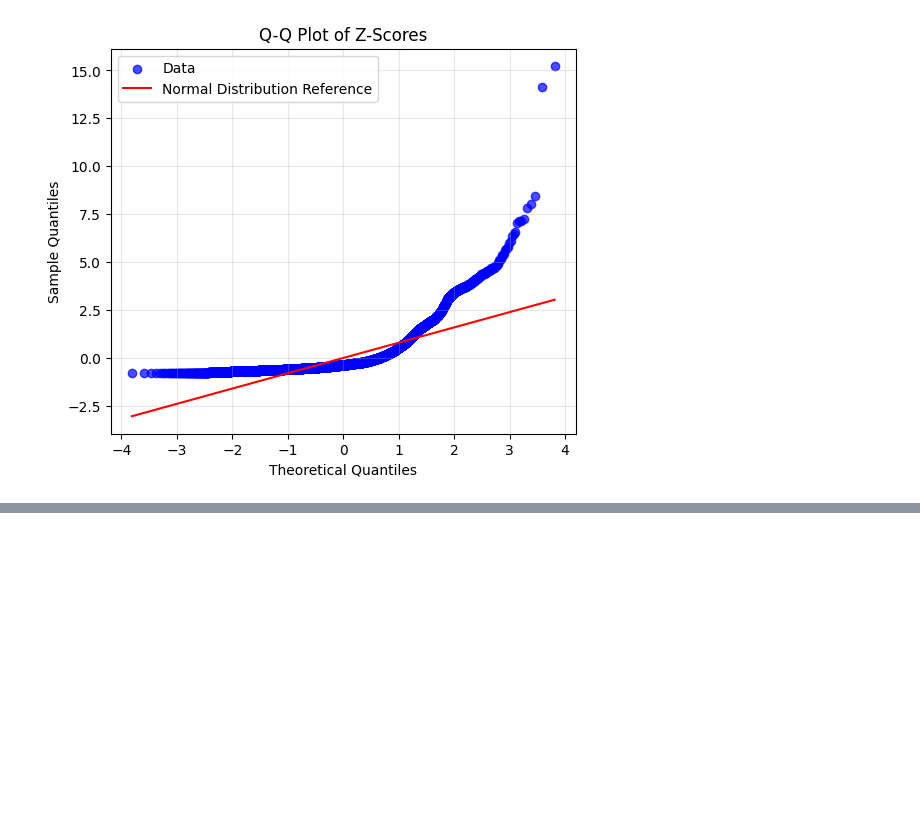
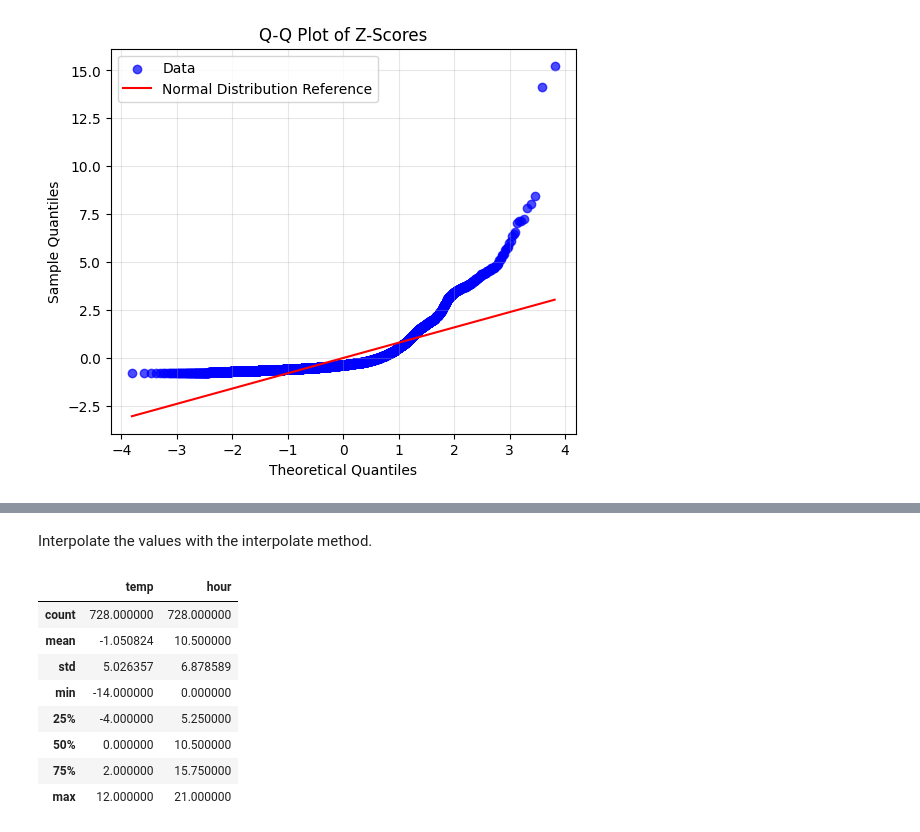
Before and after one commit to valatwork/excel-with-python-and-r, a Jupyter notebook: project/006P-workout-2.ipynb, the cells around one changed output, grey strips where cells are left out. Saved outputs shown, nothing was run; the diff lists cells and outputs as text; code cells hidden in the pictures; blank space fills up the shorter version.

```diff
--- a/project/006P-workout-2.ipynb
+++ b/project/006P-workout-2.ipynb
@@ -502,0 +553,40 @@ plt.show()
+# %%
+def set_temps_to_none(df, hours_to_nullify):
+    """
+    Sets temperature values to None for specified hours in the DataFrame.
+
+    Parameters:
+    -----------
+    df : pandas.DataFrame
+        DataFrame containing 'hour' and 'temp' columns
+    hours_to_nullify : list
+        List of hour values for which to set temperature to None
+
+    Returns:
+    --------
+    pandas.DataFrame
+        DataFrame with temperature values set to None for specified hours
+    """
+    # Create a copy to avoid modifying the original
+    result_df = df.copy()
+
+    # Set temperature values to None for the specified hours
+    result_df.loc[result_df['hour'].isin(hours_to_nullify), 'temp'] = None
+
+    return result_df
+# %% [markdown]
+Interpolate the values with the interpolate method.
+# %%
+df_nan = set_temps_to_none(df, [3, 6])
+df_int = df_nan.interpolate()
+df_int.describe()
+# %% [output]
+|  | temp | hour |
+| count | 728.000000 | 728.000000 |
+| mean | -1.050824 | 10.500000 |
+| std | 5.026357 | 6.878589 |
+| min | -14.000000 | 0.000000 |
+| 25% | -4.000000 | 5.250000 |
+| 50% | 0.000000 | 10.500000 |
+| 75% | 2.000000 | 15.750000 |
+| max | 12.000000 | 21.000000 |
```
Also changed, not shown: parts of 25 cells of this notebook.
